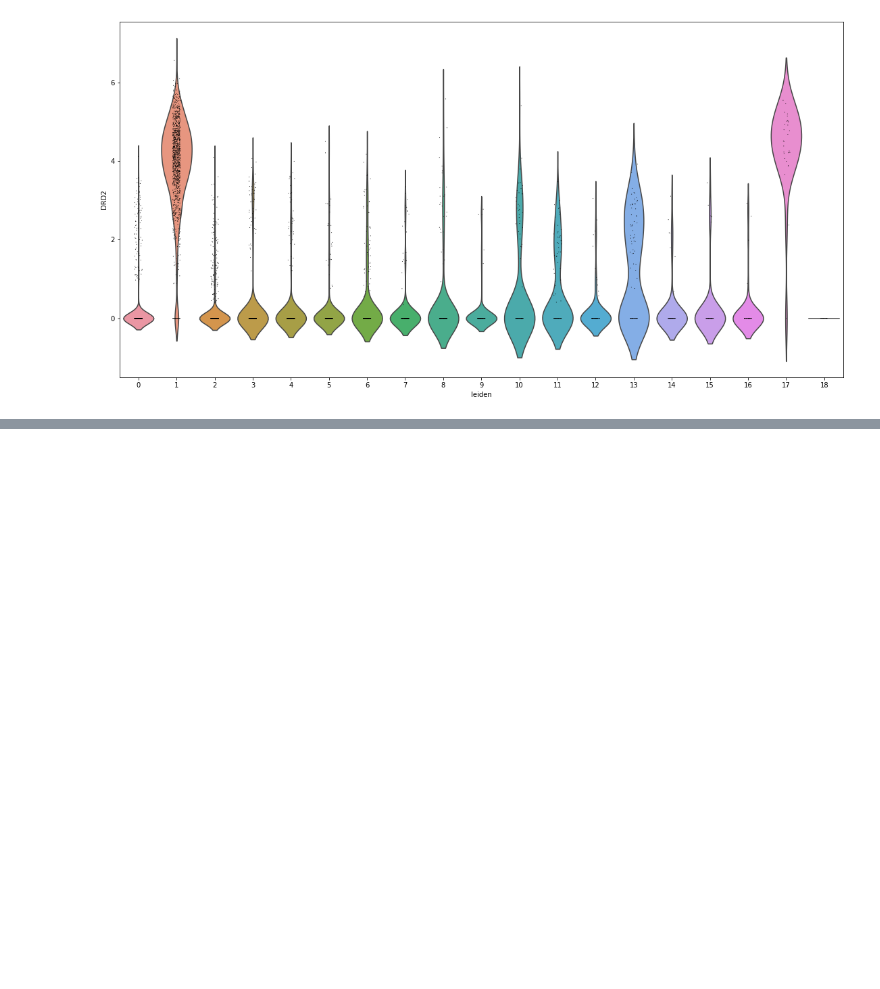
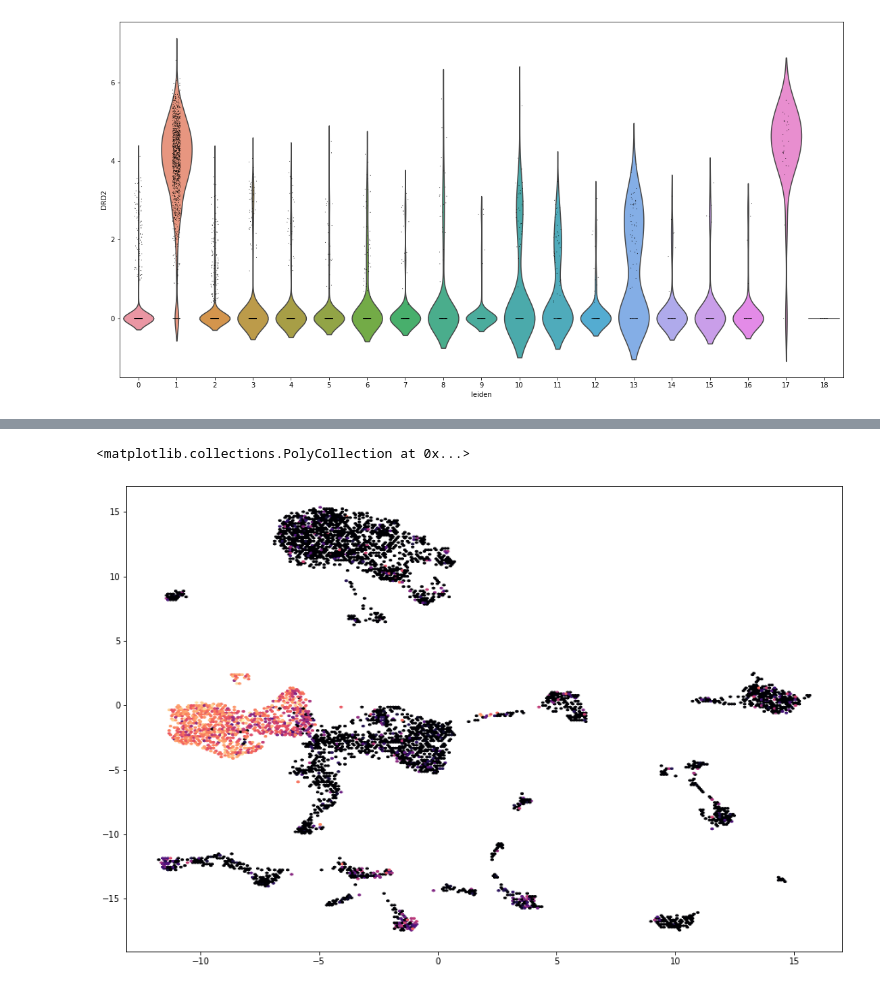
Before and after one commit to pfenninglab/nhp_snrna_striatum_analysis, a Jupyter notebook: analysis/full_nuclei_analysis.ipynb, the cells around one changed output, grey strips where cells are left out. Cells and saved outputs as stored; diff of their text form; code cells hidden in the pictures; blank space fills up the shorter version.

```diff
--- a/analysis/full_nuclei_analysis.ipynb
+++ b/analysis/full_nuclei_analysis.ipynb
@@ -317,0 +308,6 @@ sc.pl.umap(striatum_ann,color="cell_type",palette="tab20")
+# %%
+#D2 cell type marker
+plt.hexbin(x=striatum_ann.obsm["X_umap"][:,0],y=striatum_ann.obsm["X_umap"][:,1],C=striatum_ann.obs_vector("DRD2"),gridsize=250,cmap="magma")
+# %% [output]
+<matplotlib.collections.PolyCollection at 0x...>
+[figure, added]
```
Also changed, not shown: parts of 31 cells of this notebook.
